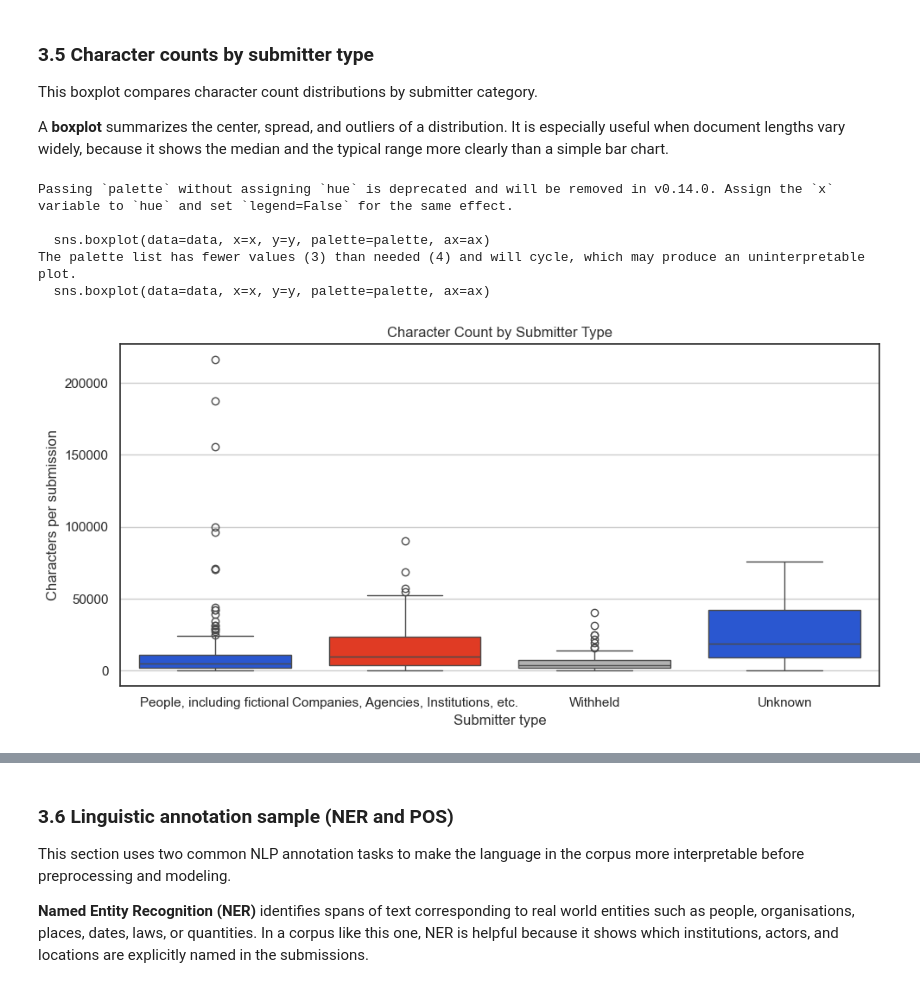
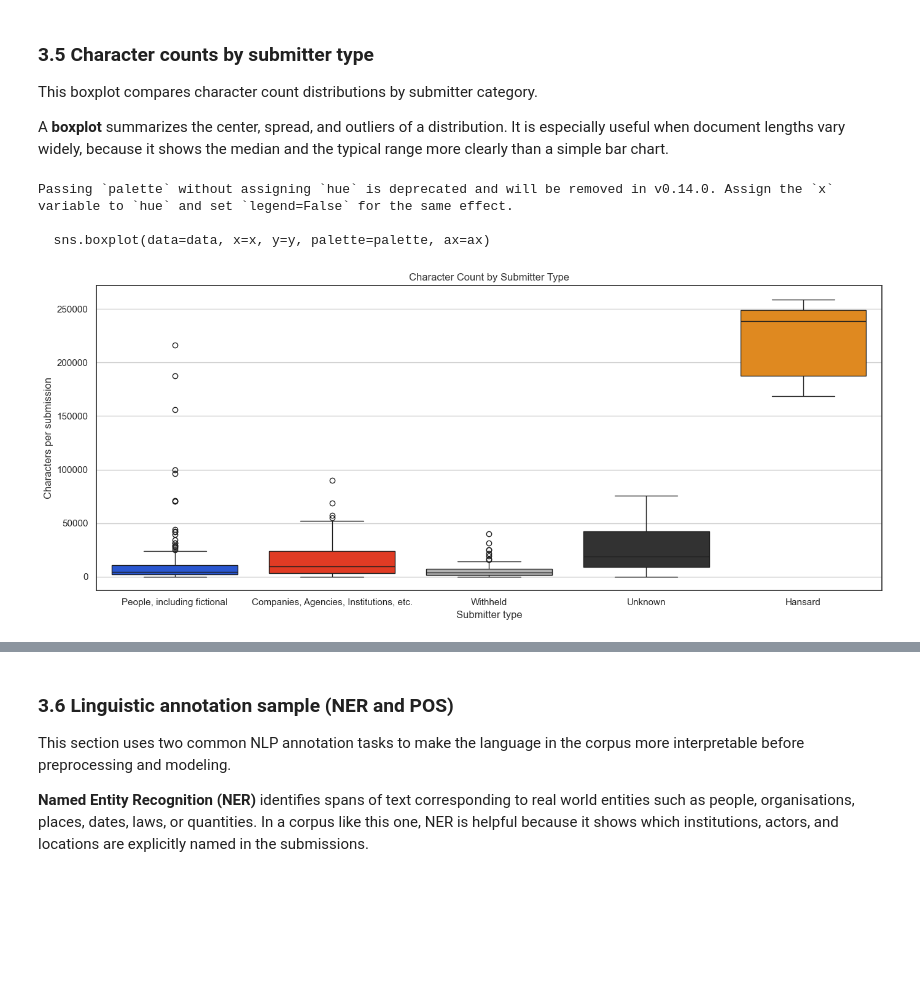
Before and after one commit to Sebas102507/nlp-parliamentary-inquiry-text-mining, a Jupyter notebook: Parliamentary_Inquiry_Text_Mining_Report.ipynb, the cells around one changed output, grey strips where cells are left out. Saved outputs shown, nothing was run; the diff lists cells and outputs as text; code cells hidden in the pictures; blank space fills up the shorter version.

```diff
--- a/Parliamentary_Inquiry_Text_Mining_Report.ipynb
+++ b/Parliamentary_Inquiry_Text_Mining_Report.ipynb
@@ -381,7 +362,7 @@ class MetadataParser:
         else:
             hearing_id = base
             committee_name = base
-        submitter_type = "Committee Hearing"
+        submitter_type = "Hansard"
         return hearing_id, committee_name, submitter_type
 
     @staticmethod
@@ -471,10 +452,18 @@ class CorpusIngestionService:
         extraction_ok = True
 
         try:
-            with fitz.open(str(pdf_path)) as doc:
-                page_count = len(doc)
-                for page in doc:
-                    text_parts.append(page.get_text("text") or "")
+            devnull_fd = os.open(os.devnull, os.O_WRONLY)
+            old_stderr_fd = os.dup(2)
+            os.dup2(devnull_fd, 2)
+            os.close(devnull_fd)
+            try:
+                with fitz.open(str(pdf_path)) as doc:
+                    page_count = len(doc)
+                    for page in doc:
+                        text_parts.append(page.get_text("text") or "")
+            finally:
+                os.dup2(old_stderr_fd, 2)
+                os.close(old_stderr_fd)
         except Exception as exc:
             extraction_ok = False
             LOGGER.warning("Failed to extract PDF: %s | error=%s", pdf_path.name, exc)
@@ -1230,21 +1209,25 @@ A **boxplot** summarizes the center, spread, and outliers of a distribution. It
 # %%
 # 3.5 Visual: character count by submitter type
 
 visuals.box(
     data=corpus_df,
     x="submitter_type",
     y="char_count",
-    palette=[UTS_PALETTE["blue"], UTS_PALETTE["red"], UTS_PALETTE["mid_grey"]],
+    palette=[
+        UTS_PALETTE["blue"],
+        UTS_PALETTE["red"],
+        UTS_PALETTE["mid_grey"],
+        UTS_PALETTE["dark_grey"],
+        "#FF8C00",
+    ],
     title="Character Count by Submitter Type",
     xlabel="Submitter type",
     ylabel="Characters per submission",
-    figsize=(10, 5),
+    figsize=(14, 6),
 )
 # %% [output]
 Passing `palette` without assigning `hue` is deprecated and will be removed in v0.14.0. Assign the `x` variable to `hue` and set `legend=False` for the same effect.
 
   sns.boxplot(data=data, x=x, y=y, palette=palette, ax=ax)
-The palette list has fewer values (3) than needed (4) and will cycle, which may produce an uninterpretable plot.
-  sns.boxplot(data=data, x=x, y=y, palette=palette, ax=ax)
-[figure, old version]
+[figure, new version]
 # %% [markdown]
```
Also changed, not shown: parts of 65 cells of this notebook, 1 other file.
